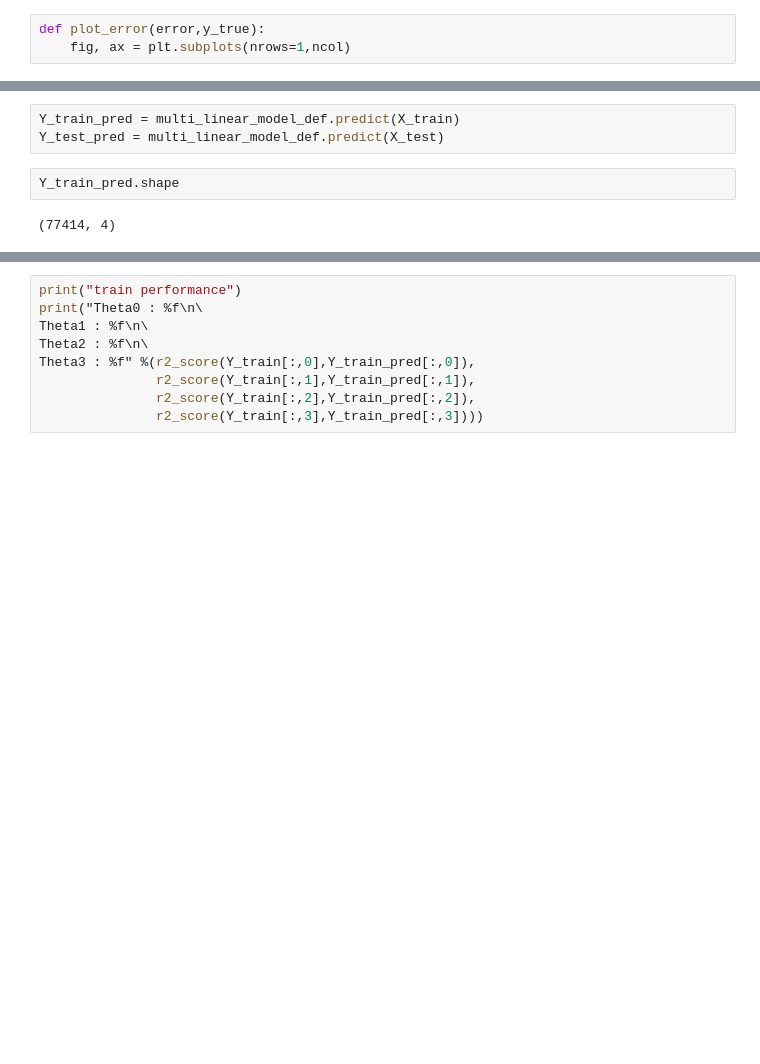
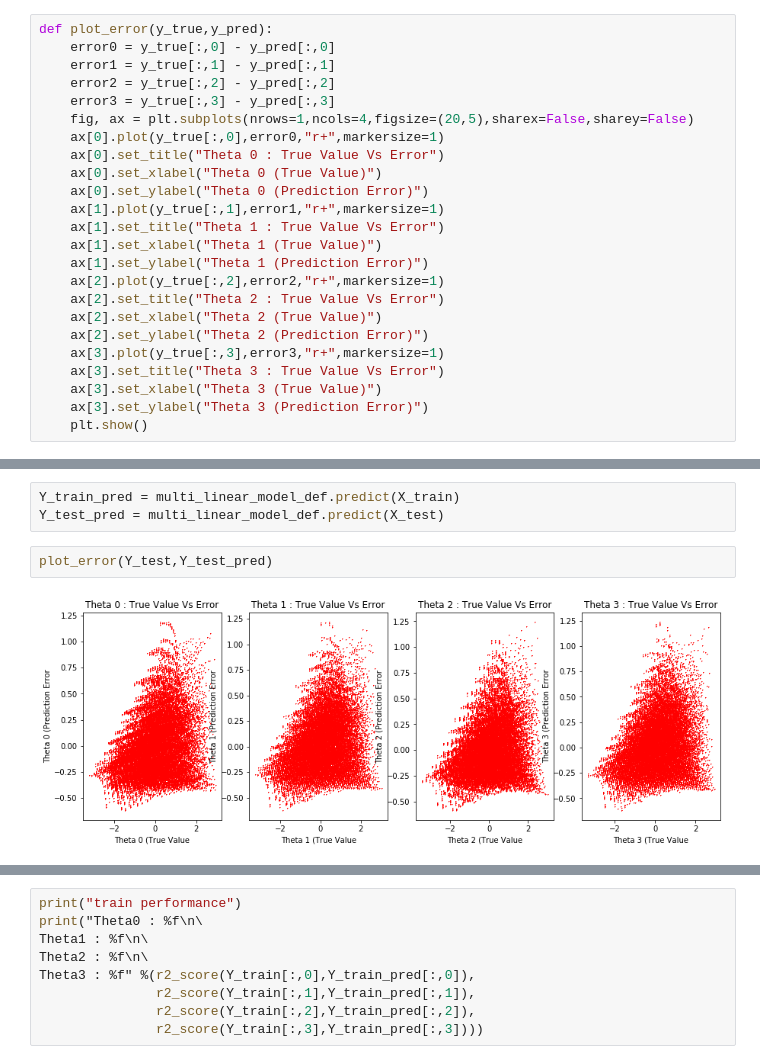
Before and after one commit to Machine-Learning-Tokyo/Agritech, a Jupyter notebook: Suspended_Robot/ML4D/notebooks/ver2.1/modelling_std_ML_algo_multi_output.ipynb, the cells around one changed output, grey strips where cells are left out. Cells and saved outputs as stored; diff of their text form; blank space fills up the shorter version.

Commit message:
Updated notebook files with graph generation as quoted in paper

```diff
--- a/Suspended_Robot/ML4D/notebooks/ver2.1/modelling_std_ML_algo_multi_output.ipynb
+++ b/Suspended_Robot/ML4D/notebooks/ver2.1/modelling_std_ML_algo_multi_output.ipynb
@@ -19,6 +19,27 @@ X_train, X_test, Y_train, Y_test = train_test_split(X,Y, train_size = 0.7, test_
 X_train.shape, X_test.shape, Y_train.shape, Y_test.shape
 # %% [output]
 ((77414, 6), (33178, 6), (77414, 4), (33178, 4))
-# %%
-def plot_error(error,y_true):
-    fig, ax = plt.subplots(nrows=1,ncol)
+# %%
+def plot_error(y_true,y_pred):
+    error0 = y_true[:,0] - y_pred[:,0]
+    error1 = y_true[:,1] - y_pred[:,1]
+    error2 = y_true[:,2] - y_pred[:,2]
+    error3 = y_true[:,3] - y_pred[:,3]
+    fig, ax = plt.subplots(nrows=1,ncols=4,figsize=(20,5),sharex=False,sharey=False)
+    ax[0].plot(y_true[:,0],error0,"r+",markersize=1)
+    ax[0].set_title("Theta 0 : True Value Vs Error")
+    ax[0].set_xlabel("Theta 0 (True Value)")
+    ax[0].set_ylabel("Theta 0 (Prediction Error)")
+    ax[1].plot(y_true[:,1],error1,"r+",markersize=1)
+    ax[1].set_title("Theta 1 : True Value Vs Error")
+    ax[1].set_xlabel("Theta 1 (True Value)")
+    ax[1].set_ylabel("Theta 1 (Prediction Error)")
+    ax[2].plot(y_true[:,2],error2,"r+",markersize=1)
+    ax[2].set_title("Theta 2 : True Value Vs Error")
+    ax[2].set_xlabel("Theta 2 (True Value)")
+    ax[2].set_ylabel("Theta 2 (Prediction Error)")
+    ax[3].plot(y_true[:,3],error3,"r+",markersize=1)
+    ax[3].set_title("Theta 3 : True Value Vs Error")
+    ax[3].set_xlabel("Theta 3 (True Value)")
+    ax[3].set_ylabel("Theta 3 (Prediction Error)")
+    plt.show()
@@ -36,7 +77,7 @@ MultiOutputRegressor(estimator=LinearRegression(copy_X=True, fit_intercept=True,
 # %%
 Y_train_pred = multi_linear_model_def.predict(X_train)
 Y_test_pred = multi_linear_model_def.predict(X_test)
-# %%
-Y_train_pred.shape
-# %% [output]
-(77414, 4)
+# %%
+plot_error(Y_test,Y_test_pred)
+# %% [output]
+[figure, added]
```
Also changed, not shown: parts of 13 cells of this notebook, 6 other files.
